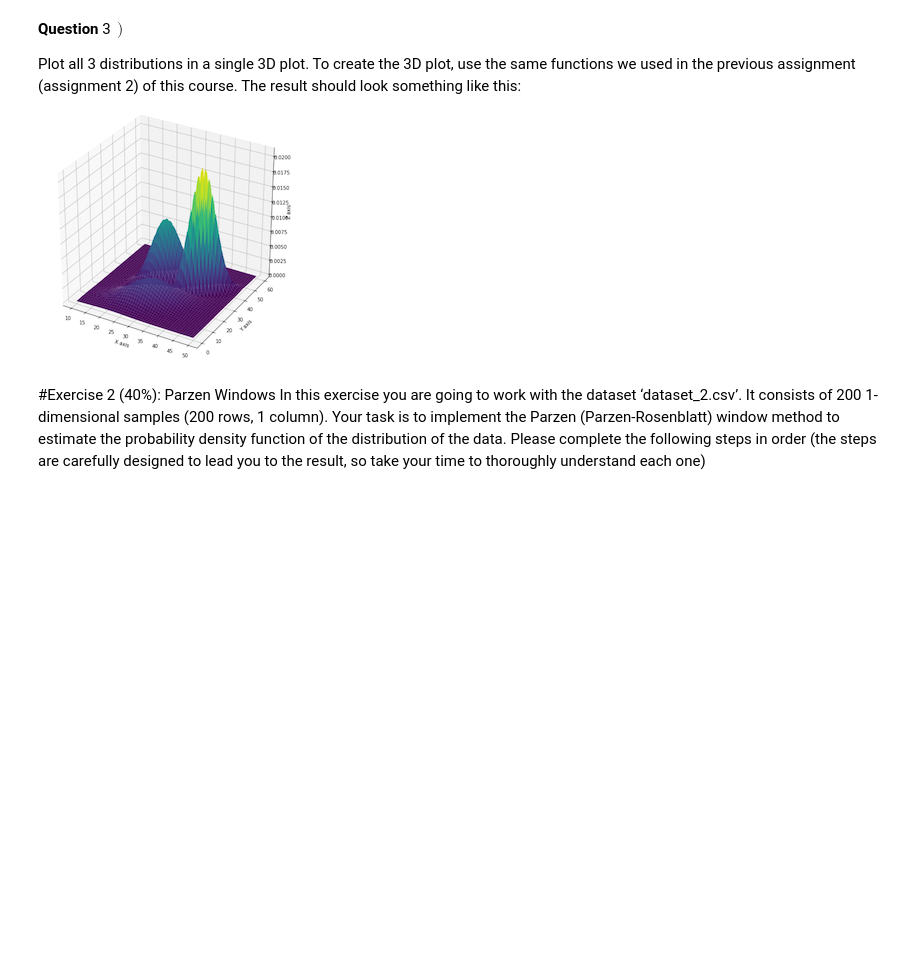
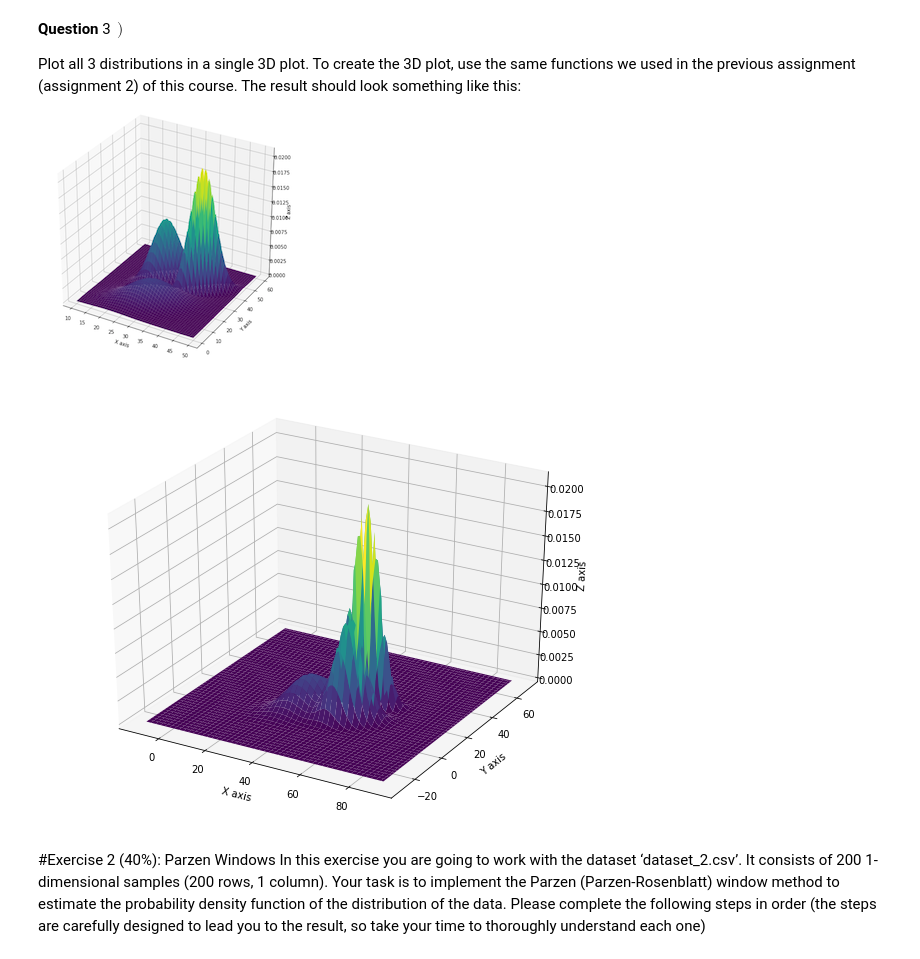
Before and after one commit to Hendrix8/Pattern_Recognition, a Jupyter notebook: Assignment_3/A3_tem2405.ipynb, the cells around one changed output. Cells and saved outputs as stored; diff of their text form; code cells hidden in the pictures; blank space fills up the shorter version.

```diff
--- a/Assignment_3/A3_tem2405.ipynb
+++ b/Assignment_3/A3_tem2405.ipynb
@@ -19,8 +20,8 @@ Saving testset.csv to testset (1).csv
 # %%
-df1 = pd.read_csv(io.BytesIO(uploaded['dataset_1.csv']))
-df2 = pd.read_csv(io.BytesIO(uploaded['dataset_2.csv']))
-df3 = pd.read_csv(io.BytesIO(uploaded['dataset_3.csv']))
-df_test = pd.read_csv(io.BytesIO(uploaded['testset.csv']))
+df1 = pd.read_csv(io.BytesIO(uploaded['dataset_1.csv']), header=None)
+df2 = pd.read_csv(io.BytesIO(uploaded['dataset_2.csv']), header=None)
+df3 = pd.read_csv(io.BytesIO(uploaded['dataset_3.csv']), header=None)
+df_test = pd.read_csv(io.BytesIO(uploaded['testset.csv']), header=None)
 # %% [markdown]
 # Exercise 1 (20%): Parameter Estimation (MLE)
 For this exercise you will use the dataset in the file ‘dataset_1.csv’. The dataset consists of 300 rows of 2-dimensional samples (the first two columns represent the data and the last column represents the label) which belong to 3 classes. The first 100 rows belong to the class ‘0’, the next 100 rows belong to the class ‘1’, and the last 100 rows belong to the class ‘2’.
@@ -44,3 +129,41 @@ Plot all 3 distributions in a single 3D plot. To create the 3D plot, use the sam
+# %%
+# creating the x and y axes for the 3d plot
+xaxis = np.linspace(-10, 90, 100)
+yaxis = np.linspace(-30, 70, 100)
+X, Y = np.meshgrid(xaxis,yaxis)
+
+# creating values to for inputing x's in gauss2D
+x_val = []
+for i in xaxis:
+  for j in yaxis:
+    x_val.append(np.array([i, j]))
+
+# finding all the probabilities from the normal distributions and creating the
+# z axis for each one
+Z_1 = np.array([gauss2D(x_i, theta_1[0], theta_1[1]) for x_i in x_val])
+Z_2 = np.array([gauss2D(x_i, theta_2[0], theta_2[1]) for x_i in x_val])
+Z_3 = np.array([gauss2D(x_i, theta_3[0], theta_3[1]) for x_i in x_val])
+
+# reshaping the Z's so that the have the same shape with X and Y
+Z_1 = Z_1.reshape((100,100))
+Z_2 = Z_2.reshape((100,100))
+Z_3 = Z_3.reshape((100,100))
+
+# adding Z's to make the final plot
+Z = Z_1 + Z_2 + Z_3
+# %%
+# ploting the distributions
+fig = plt.figure(figsize=(10,8))
+ax = plt.axes(projection='3d')
+
+ax.plot_surface(X, Y, Z, cmap='viridis',linewidth=0)
+
+ax.set_xlabel('X axis')
+ax.set_ylabel('Y axis')
+ax.set_zlabel('Z axis')
+plt.show()
+# %% [output]
+[figure, added]
 # %% [markdown]
 #Exercise 2 (40%): Parzen Windows
 In this exercise you are going to work with the dataset ‘dataset_2.csv’. It consists of 200 1-dimensional samples (200 rows, 1 column). Your task is to implement the Parzen (Parzen-Rosenblatt) window method to estimate the probability density function of the distribution of the data. Please complete the following steps in order (the steps are carefully designed to lead you to the result, so take your time to thoroughly understand each one)
```
Also changed, not shown: parts of 8 cells of this notebook.
